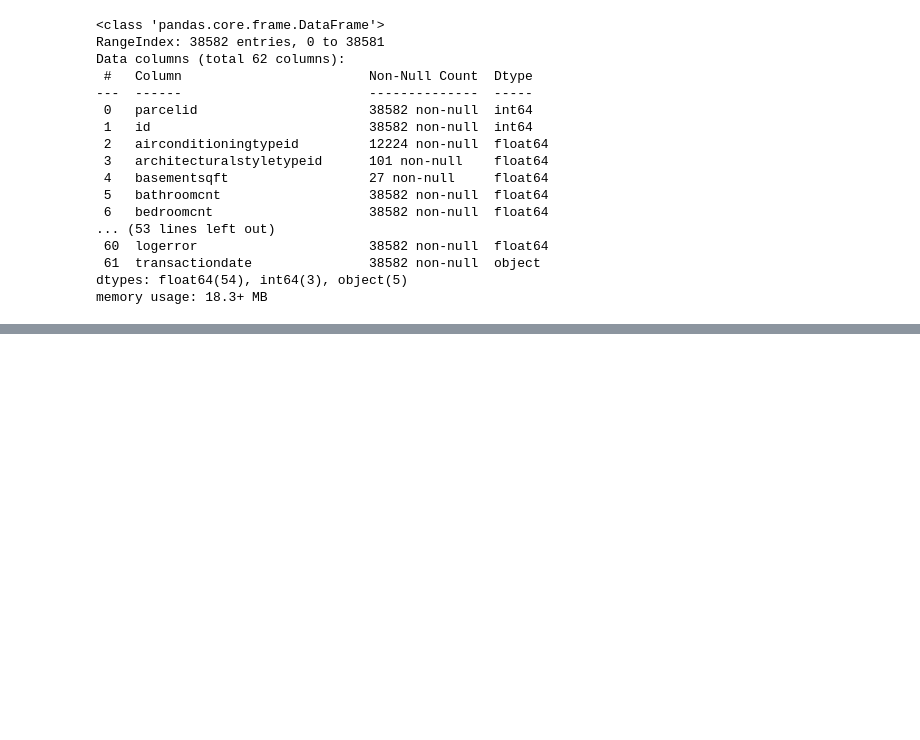
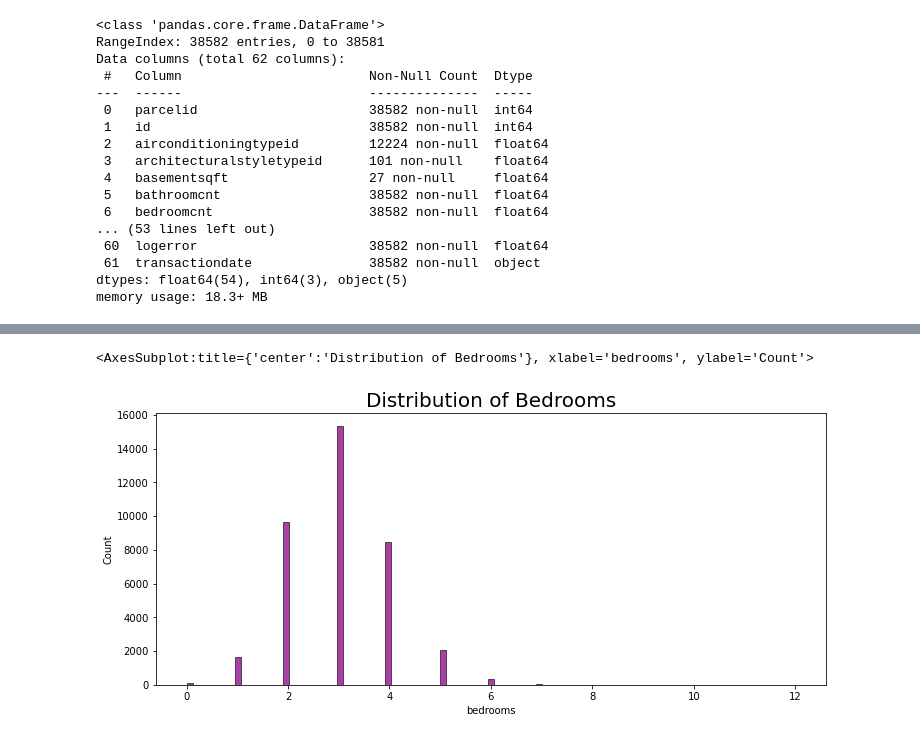
Before and after one commit to CaitlynCarney/prediting_home_values, a Jupyter notebook: scratch_work.ipynb, the cells around one changed output, grey strips where cells are left out. Cells and saved outputs as stored; diff of their text form; code cells hidden in the pictures; blank space fills up the shorter version.

```diff
--- a/scratch_work.ipynb
+++ b/scratch_work.ipynb
@@ -170,0 +270,7 @@ SyntaxError: invalid syntax (<ipython-input-11-af43867adb35>, line 1)
+# %%
+plt.figure(figsize=(12,5))
+plt.title("Distribution of Bedrooms", size=20, color='black')
+sns.histplot(df.bedrooms, color='darkmagenta', ec='black')
+# %% [output]
+<AxesSubplot:title={'center':'Distribution of Bedrooms'}, xlabel='bedrooms', ylabel='Count'>
+[figure, added]
```
Also changed, not shown: parts of 36 cells of this notebook.
